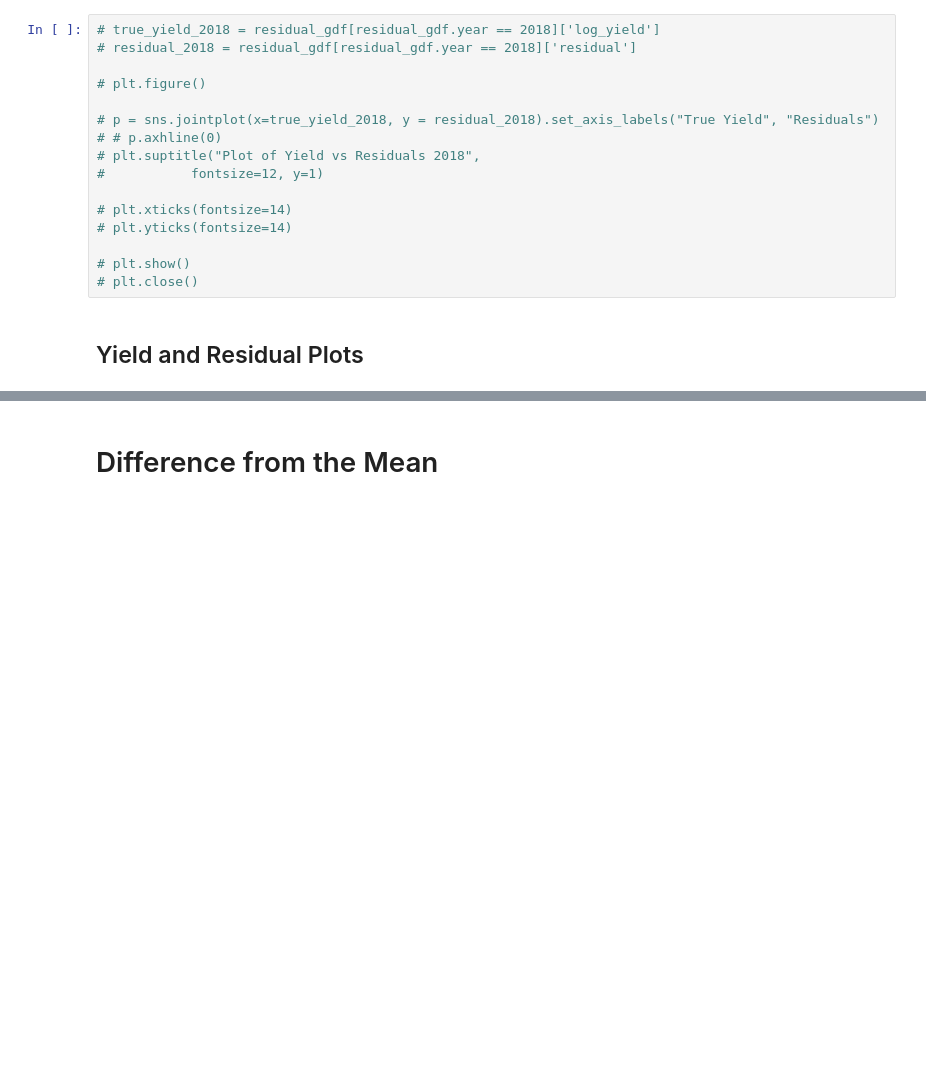
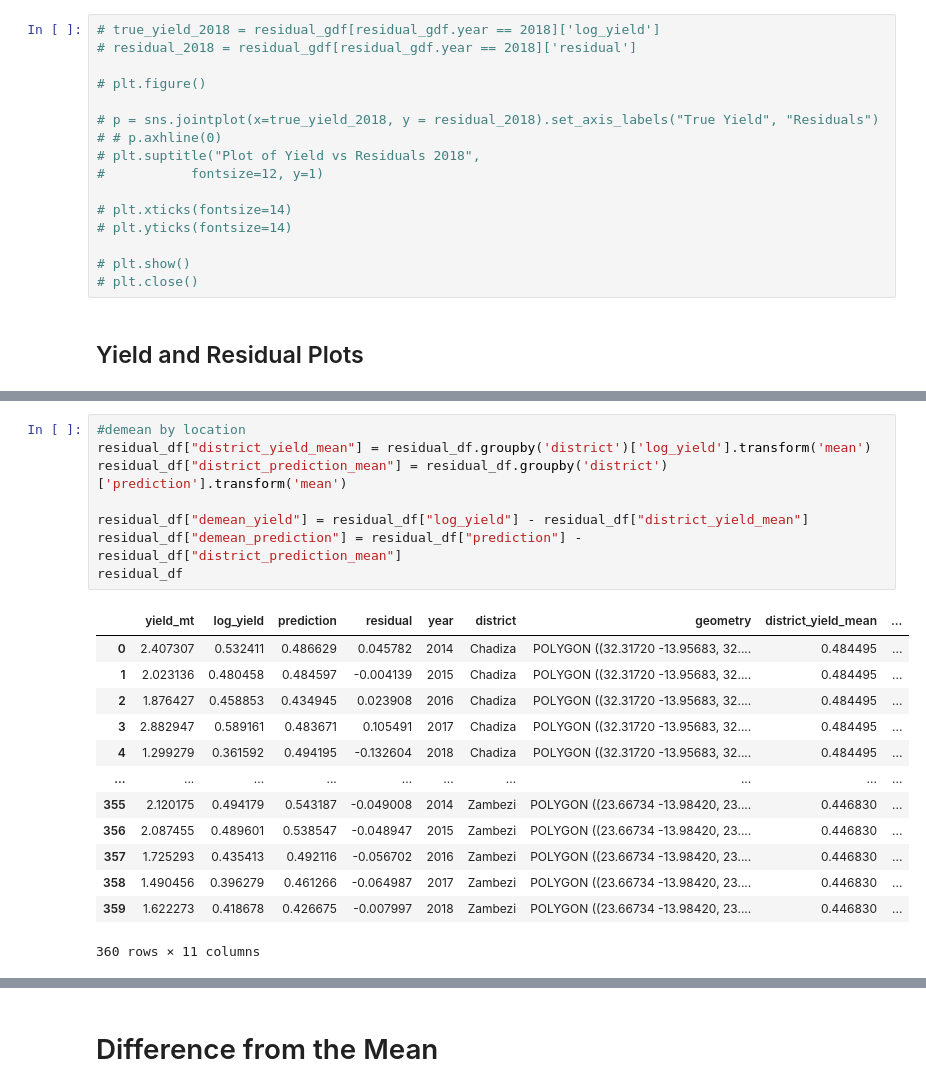
Before and after one commit to mosaiks-capstone/Modeling, a Jupyter notebook: crop_modeling_wide.ipynb, the cells around one changed output, grey strips where cells are left out. Cells and saved outputs as stored; diff of their text form; blank space fills up the shorter version.

```diff
--- a/crop_modeling_wide.ipynb
+++ b/crop_modeling_wide.ipynb
@@ -367,0 +436,22 @@ residual_gdf = geopandas.GeoDataFrame(residual_df)
+# %%
+#demean by location
+residual_df["district_yield_mean"] = residual_df.groupby('district')['log_yield'].transform('mean')
+residual_df["district_prediction_mean"] = residual_df.groupby('district')['prediction'].transform('mean')
+
+residual_df["demean_yield"] = residual_df["log_yield"] - residual_df["district_yield_mean"]
+residual_df["demean_prediction"] = residual_df["prediction"] - residual_df["district_prediction_mean"]
+residual_df
+# %% [output]
+|  | yield_mt | log_yield | prediction | residual | year | district | geometry | district_yield_mean | ... |
+| 0 | 2.407307 | 0.532411 | 0.486629 | 0.045782 | 2014 | Chadiza | POLYGON ((32.31720 -13.95683, 32.... | 0.484495 | ... |
+| 1 | 2.023136 | 0.480458 | 0.484597 | -0.004139 | 2015 | Chadiza | POLYGON ((32.31720 -13.95683, 32.... | 0.484495 | ... |
+| 2 | 1.876427 | 0.458853 | 0.434945 | 0.023908 | 2016 | Chadiza | POLYGON ((32.31720 -13.95683, 32.... | 0.484495 | ... |
+| 3 | 2.882947 | 0.589161 | 0.483671 | 0.105491 | 2017 | Chadiza | POLYGON ((32.31720 -13.95683, 32.... | 0.484495 | ... |
+| 4 | 1.299279 | 0.361592 | 0.494195 | -0.132604 | 2018 | Chadiza | POLYGON ((32.31720 -13.95683, 32.... | 0.484495 | ... |
+| ... | ... | ... | ... | ... | ... | ... | ... | ... | ... |
+| 355 | 2.120175 | 0.494179 | 0.543187 | -0.049008 | 2014 | Zambezi | POLYGON ((23.66734 -13.98420, 23.... | 0.446830 | ... |
+| 356 | 2.087455 | 0.489601 | 0.538547 | -0.048947 | 2015 | Zambezi | POLYGON ((23.66734 -13.98420, 23.... | 0.446830 | ... |
+| 357 | 1.725293 | 0.435413 | 0.492116 | -0.056702 | 2016 | Zambezi | POLYGON ((23.66734 -13.98420, 23.... | 0.446830 | ... |
+| 358 | 1.490456 | 0.396279 | 0.461266 | -0.064987 | 2017 | Zambezi | POLYGON ((23.66734 -13.98420, 23.... | 0.446830 | ... |
+| 359 | 1.622273 | 0.418678 | 0.426675 | -0.007997 | 2018 | Zambezi | POLYGON ((23.66734 -13.98420, 23.... | 0.446830 | ... |
+360 rows × 11 columns
```
Also changed, not shown: parts of 32 cells of this notebook.
